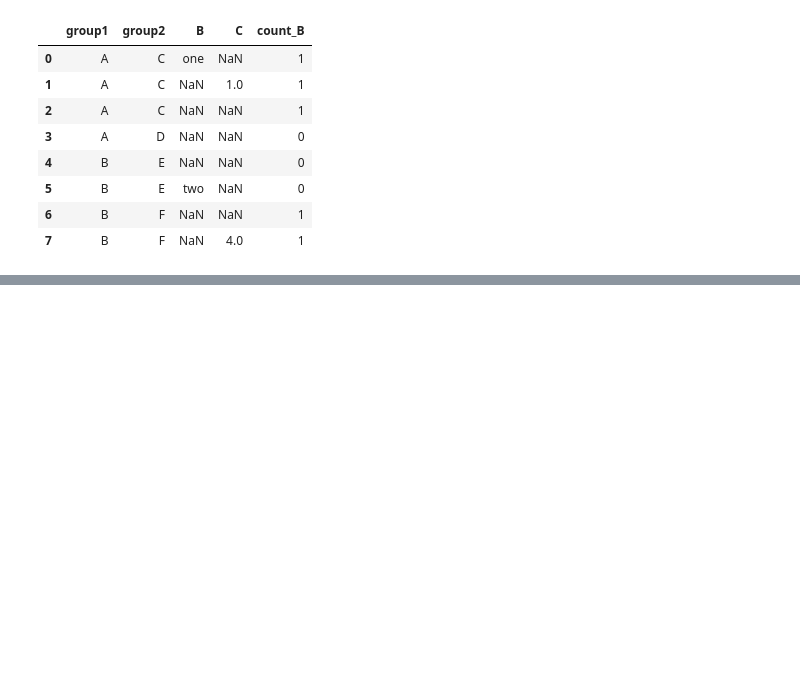
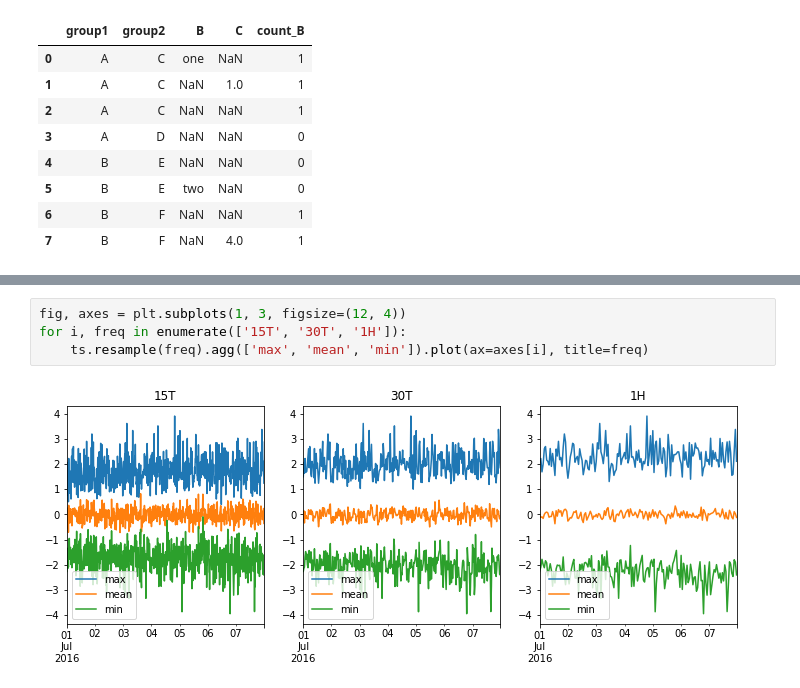
Before and after one commit to sonichandni/Pandas-practice, a Jupyter notebook: panda.ipynb, the cells around one changed output, grey strips where cells are left out. Cells and saved outputs as stored; diff of their text form; blank space fills up the shorter version.

```diff
--- a/panda.ipynb
+++ b/panda.ipynb
@@ -398,0 +473,6 @@ df
+# %%
+fig, axes = plt.subplots(1, 3, figsize=(12, 4))
+for i, freq in enumerate(['15T', '30T', '1H']):
+    ts.resample(freq).agg(['max', 'mean', 'min']).plot(ax=axes[i], title=freq)
+# %% [output]
+[figure, added]
```
Also changed, not shown: parts of 17 cells of this notebook.
